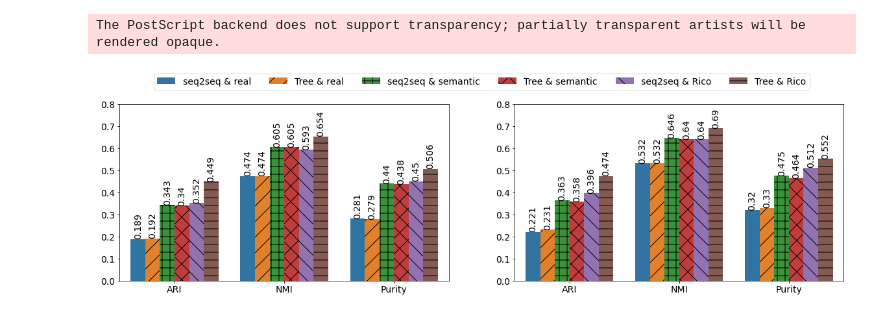
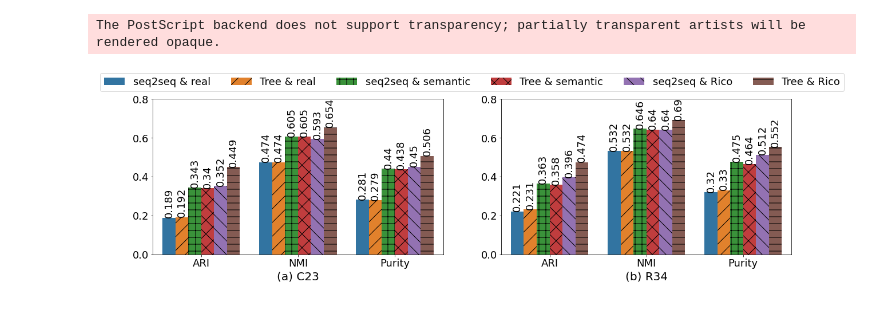
Before and after one commit to hopemini/data_processing, a Jupyter notebook: tree_autoencoder/seq2seq_tree.ipynb, the cells around one changed output. Drawn from its saved outputs; the diff is of its cells as text; code cells hidden in the pictures.

Commit message:
Update fontsize of tree

```diff
--- a/tree_autoencoder/seq2seq_tree.ipynb
+++ b/tree_autoencoder/seq2seq_tree.ipynb
@@ -11,7 +11,7 @@ df_34 = pd.melt(df_34, id_vars="type", var_name="eval", value_name="eval_values"
 # %%
 SMALL_SIZE = 8
 MEDIUM_SIZE = 10
-BIGGER_SIZE = 14
+BIGGER_SIZE = 18
 
 plt.rc('font', size=BIGGER_SIZE)          # controls default text sizes
 plt.rc('axes', titlesize=BIGGER_SIZE)     # fontsize of the axes title
@@ -31,33 +31,33 @@ ax1 = sns.barplot(x='eval', y='eval_values', data=df_23, hue='type')
 for container in ax1.containers:
     ax1.bar_label(container, rotation=90)
 hatches = [None, '/', '+', 'x', '\\', '-', '*', 'o']
 for bars, hatch in zip(ax1.containers, hatches):
     for bar in bars:
         bar.set_hatch(hatch)
 plt.legend(loc="upper left")
 plt.ylim((0, 0.8))
-plt.xlabel(None)
+plt.xlabel('(a) C23', fontsize=20)
 plt.ylabel(None)
 ax1.get_legend().remove()
 
 plt.subplot(1, 2, 2)
 ax2 = sns.barplot(x='eval', y='eval_values', data=df_34, hue='type')
 #ax.bar_label(ax.containers[0])
 for container in ax2.containers:
     ax2.bar_label(container, rotation=90)
 for bars, hatch in zip(ax2.containers, hatches):
     for bar in bars:
         bar.set_hatch(hatch)
 plt.legend(loc="upper left")
 plt.ylim((0, 0.8))
-plt.xlabel(None)
+plt.xlabel('(b) R34', fontsize=20)
 plt.ylabel(None)
 ax2.get_legend().remove()
 
 plt.legend(bbox_to_anchor=(-0.1, 1.2), loc="upper center", ncol=6)
 
 plt.savefig('../result/plot_seq2seq_tree.png', format='png', bbox_inches='tight', transparent=True)
 plt.savefig('../result/plot_seq2seq_tree.eps', format='eps', bbox_inches='tight')
 # %% [output]
 The PostScript backend does not support transparency; partially transparent artists will be rendered opaque.
-[figure, old version]
+[figure, new version]
```
Also changed, not shown: 4 other files.
